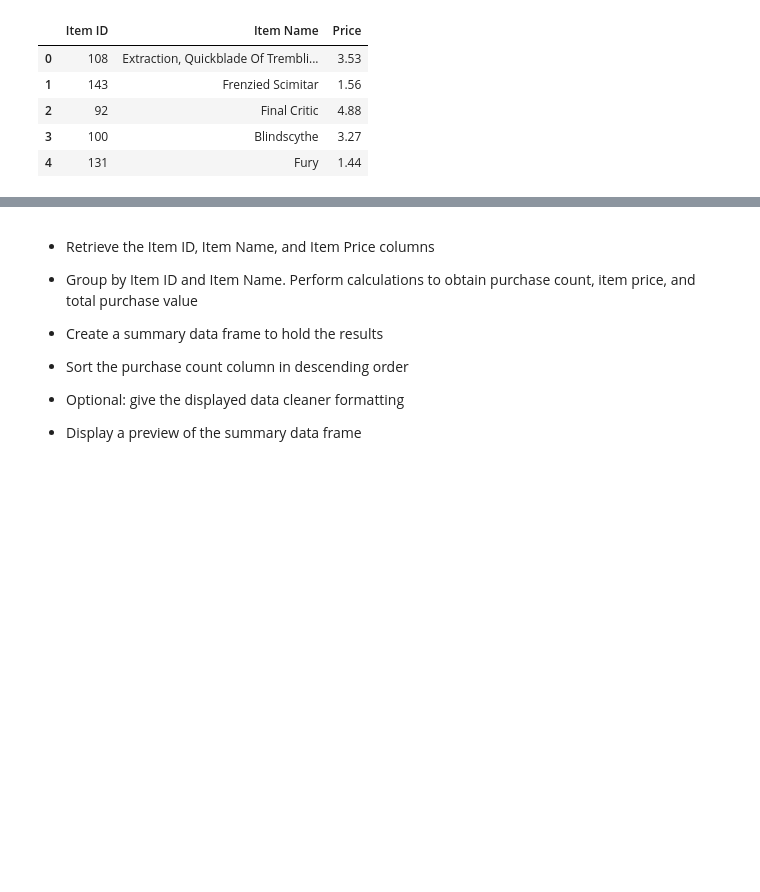
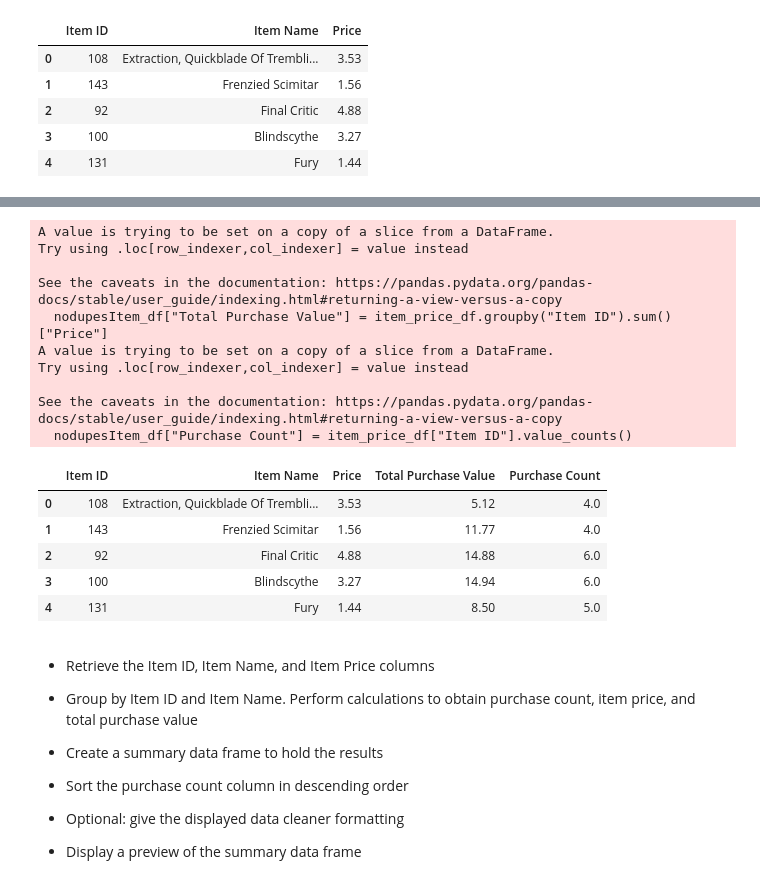
Before and after one commit to g-sloup/pandas-challenge, a Jupyter notebook: pandas-challenge.ipynb, the cells around one changed output, grey strips where cells are left out. Cells and saved outputs as stored; diff of their text form; code cells hidden in the pictures; blank space fills up the shorter version.

```diff
--- a/pandas-challenge.ipynb
+++ b/pandas-challenge.ipynb
@@ -247,9 +247,9 @@ SN_purch_df.head()
 # %% [markdown]
 ## Most Popular Items
 # %%
-item_df = purchase_data_df[["Item ID","Item Name","Price"]]
+item_price_df = purchase_data_df[["Item ID","Item Name","Price"]]
 
-item_df.head()
+item_price_df.head()
 # %% [output]
 |  | Item ID | Item Name | Price |
 | 0 | 108 | Extraction, Quickblade Of Trembli... | 3.53 |
@@ -257,3 +257,7 @@ item_df.head()
 | 2 | 92 | Final Critic | 4.88 |
 | 3 | 100 | Blindscythe | 3.27 |
 | 4 | 131 | Fury | 1.44 |
+# %%
+nodupesItem_df = item_price_df.drop_duplicates(subset=['Item ID'])
+
+nodupesItem_df.head()
@@ -260,3 +271,25 @@ item_df.head()
+# %%
+nodupesItem_df["Total Purchase Value"] = item_price_df.groupby("Item ID").sum()["Price"]
+nodupesItem_df["Purchase Count"] = item_price_df["Item ID"].value_counts()
+nodupesItem_df.sort_values("Purchase Count", ascending=False)
+nodupesItem_df.head()
+# %% [output]
+A value is trying to be set on a copy of a slice from a DataFrame.
+Try using .loc[row_indexer,col_indexer] = value instead
+
+See the caveats in the documentation: https://pandas.pydata.org/pandas-docs/stable/user_guide/indexing.html#returning-a-view-versus-a-copy
+  nodupesItem_df["Total Purchase Value"] = item_price_df.groupby("Item ID").sum()["Price"]
+A value is trying to be set on a copy of a slice from a DataFrame.
+Try using .loc[row_indexer,col_indexer] = value instead
+
+See the caveats in the documentation: https://pandas.pydata.org/pandas-docs/stable/user_guide/indexing.html#returning-a-view-versus-a-copy
+  nodupesItem_df["Purchase Count"] = item_price_df["Item ID"].value_counts()
+|  | Item ID | Item Name | Price | Total Purchase Value | Purchase Count |
+| 0 | 108 | Extraction, Quickblade Of Trembli... | 3.53 | 5.12 | 4.0 |
+| 1 | 143 | Frenzied Scimitar | 1.56 | 11.77 | 4.0 |
+| 2 | 92 | Final Critic | 4.88 | 14.88 | 6.0 |
+| 3 | 100 | Blindscythe | 3.27 | 14.94 | 6.0 |
+| 4 | 131 | Fury | 1.44 | 8.50 | 5.0 |
 # %% [markdown]
 * Retrieve the Item ID, Item Name, and Item Price columns
 
```
Also changed, not shown: parts of 4 cells of this notebook, 2 other files.
